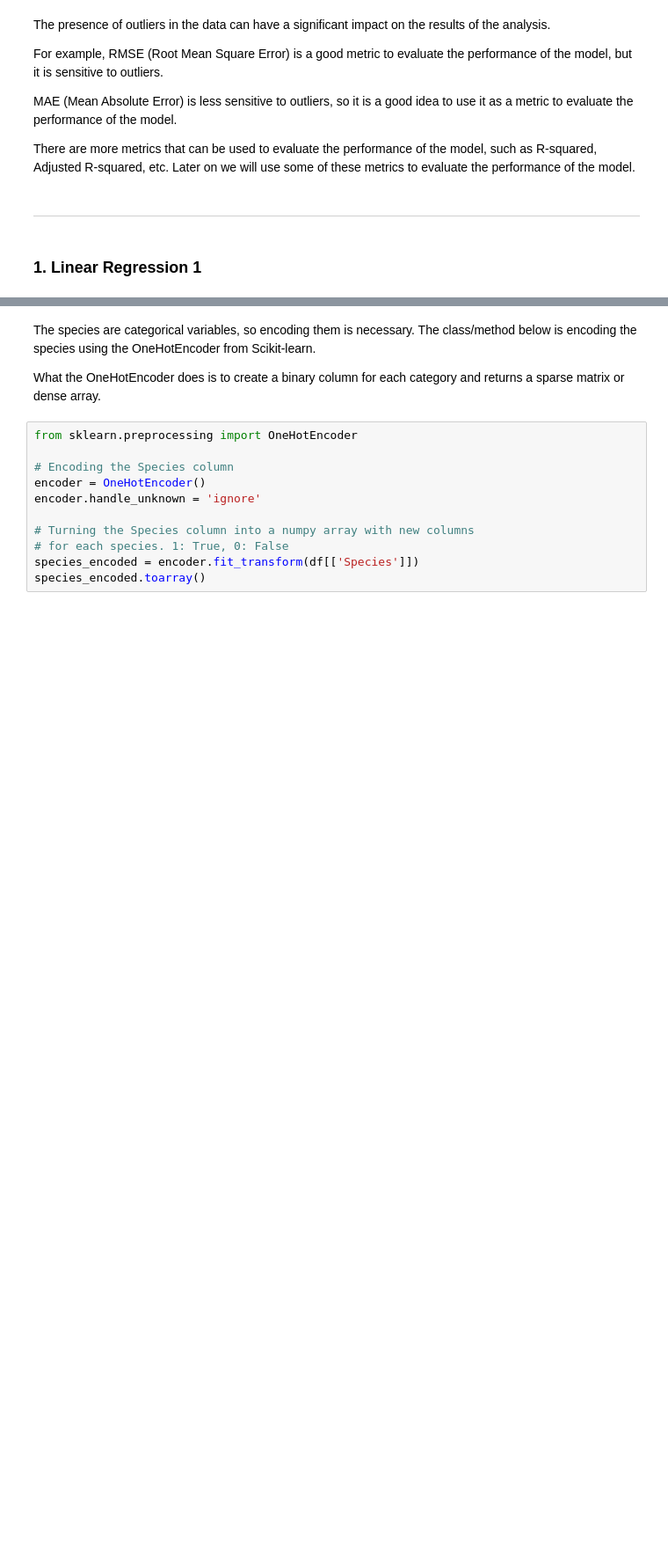
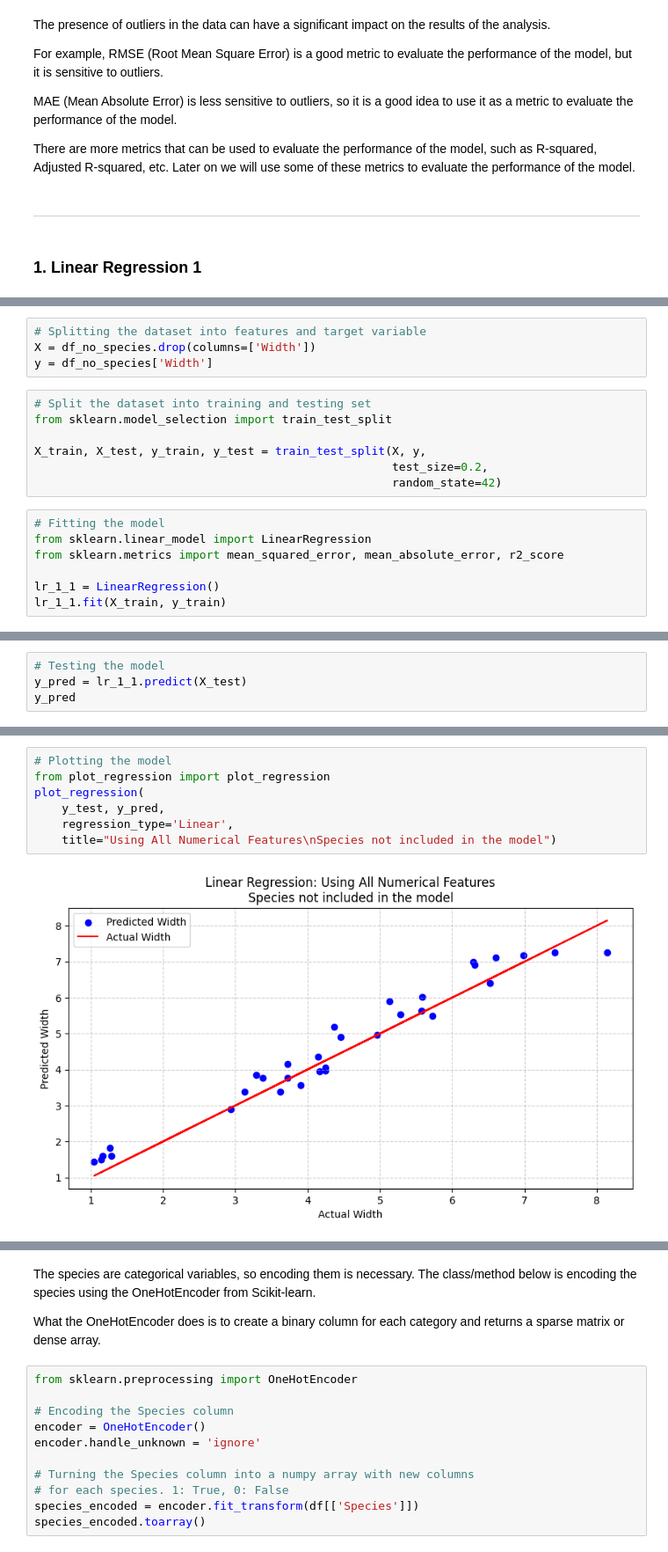
Before and after one commit to joaoalexarruda/fishcatch, a Jupyter notebook: main.ipynb, the cells around one changed output, grey strips where cells are left out. Shown at 88% size. Saved outputs shown, nothing was run; the diff lists cells and outputs as text; blank space fills up the shorter version.

Commit message:
created plot_regression.py

```diff
--- a/main.ipynb
+++ b/main.ipynb
@@ -157,0 +183,18 @@ There are more metrics that can be used to evaluate the performance of the model
+# %%
+# Splitting the dataset into features and target variable
+X = df_no_species.drop(columns=['Width'])
+y = df_no_species['Width']
+# %%
+# Split the dataset into training and testing set
+from sklearn.model_selection import train_test_split
+
+X_train, X_test, y_train, y_test = train_test_split(X, y,
+                                                    test_size=0.2,
+                                                    random_state=42)
+# %%
+# Fitting the model
+from sklearn.linear_model import LinearRegression
+from sklearn.metrics import mean_squared_error, mean_absolute_error, r2_score
+
+lr_1_1 = LinearRegression()
+lr_1_1.fit(X_train, y_train)
@@ -157,0 +234,4 @@ There are more metrics that can be used to evaluate the performance of the model
+# %%
+# Testing the model
+y_pred = lr_1_1.predict(X_test)
+y_pred
@@ -157,0 +262,9 @@ There are more metrics that can be used to evaluate the performance of the model
+# %%
+# Plotting the model
+from plot_regression import plot_regression
+plot_regression(
+    y_test, y_pred,
+    regression_type='Linear',
+    title="Using All Numerical Features\nSpecies not included in the model")
+# %% [output]
+[figure, added]
```
Also changed, not shown: parts of 15 cells of this notebook, 1 other file.
